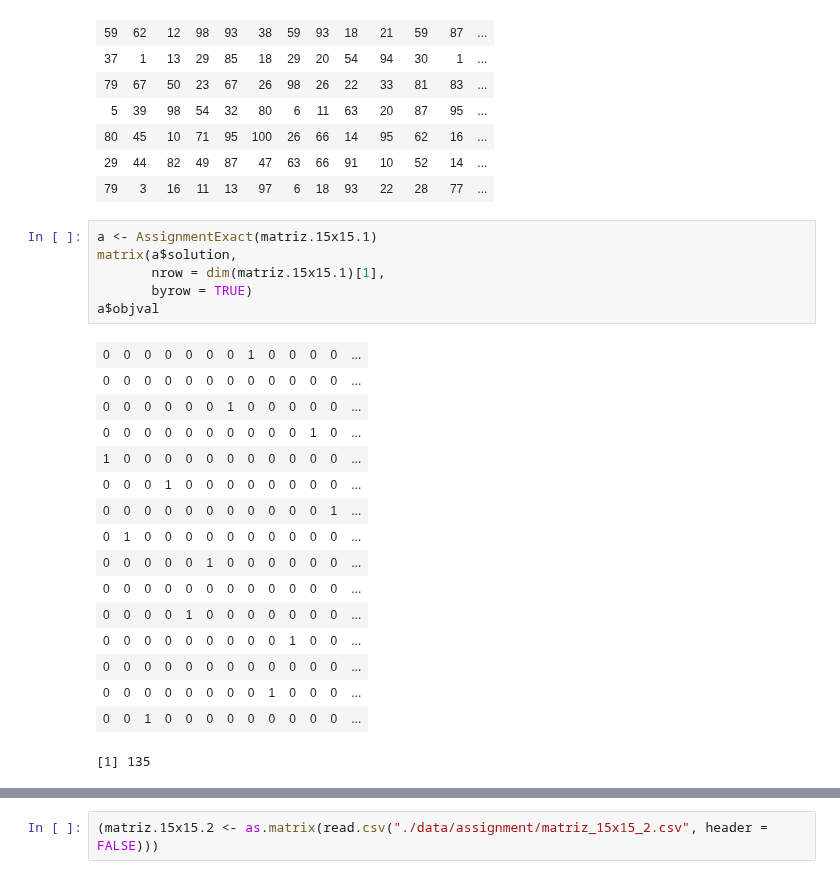
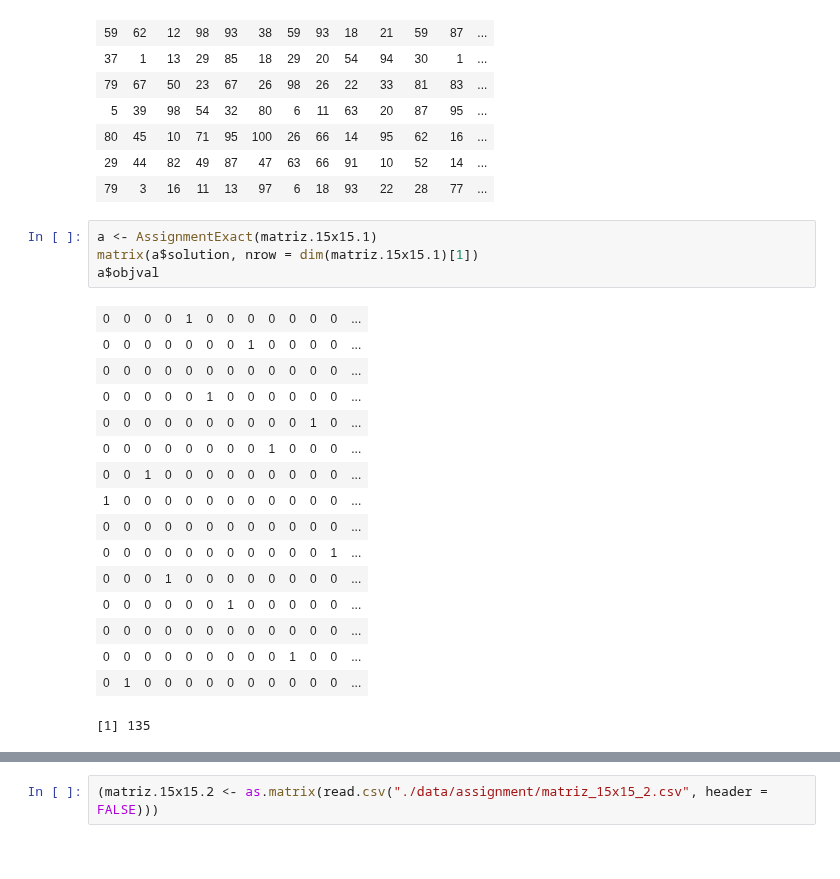
Before and after one commit to garciparedes/integer-programming-heuristics, a Jupyter notebook: integer-programming-heuristics.ipynb, the cells around one changed output, grey strips where cells are left out. Cells and saved outputs as stored; diff of their text form.

```diff
--- a/integer-programming-heuristics.ipynb
+++ b/integer-programming-heuristics.ipynb
@@ -169,24 +212,22 @@ AssignmentGreedy <- function(cost) {
 | 79 | 3 | 16 | 11 | 13 | 97 | 6 | 18 | 93 | 22 | 28 | 77 | ... |
 # %%
 a <- AssignmentExact(matriz.15x15.1)
-matrix(a$solution,
-       nrow = dim(matriz.15x15.1)[1],
-       byrow = TRUE)
+matrix(a$solution, nrow = dim(matriz.15x15.1)[1])
 a$objval
 # %% [output]
+| 0 | 0 | 0 | 0 | 1 | 0 | 0 | 0 | 0 | 0 | 0 | 0 | ... |
 | 0 | 0 | 0 | 0 | 0 | 0 | 0 | 1 | 0 | 0 | 0 | 0 | ... |
 | 0 | 0 | 0 | 0 | 0 | 0 | 0 | 0 | 0 | 0 | 0 | 0 | ... |
-| 0 | 0 | 0 | 0 | 0 | 0 | 1 | 0 | 0 | 0 | 0 | 0 | ... |
+| 0 | 0 | 0 | 0 | 0 | 1 | 0 | 0 | 0 | 0 | 0 | 0 | ... |
 | 0 | 0 | 0 | 0 | 0 | 0 | 0 | 0 | 0 | 0 | 1 | 0 | ... |
-| 1 | 0 | 0 | 0 | 0 | 0 | 0 | 0 | 0 | 0 | 0 | 0 | ... |
-| 0 | 0 | 0 | 1 | 0 | 0 | 0 | 0 | 0 | 0 | 0 | 0 | ... |
-| 0 | 0 | 0 | 0 | 0 | 0 | 0 | 0 | 0 | 0 | 0 | 1 | ... |
-| 0 | 1 | 0 | 0 | 0 | 0 | 0 | 0 | 0 | 0 | 0 | 0 | ... |
-| 0 | 0 | 0 | 0 | 0 | 1 | 0 | 0 | 0 | 0 | 0 | 0 | ... |
-| 0 | 0 | 0 | 0 | 0 | 0 | 0 | 0 | 0 | 0 | 0 | 0 | ... |
-| 0 | 0 | 0 | 0 | 1 | 0 | 0 | 0 | 0 | 0 | 0 | 0 | ... |
-| 0 | 0 | 0 | 0 | 0 | 0 | 0 | 0 | 0 | 1 | 0 | 0 | ... |
-| 0 | 0 | 0 | 0 | 0 | 0 | 0 | 0 | 0 | 0 | 0 | 0 | ... |
 | 0 | 0 | 0 | 0 | 0 | 0 | 0 | 0 | 1 | 0 | 0 | 0 | ... |
 | 0 | 0 | 1 | 0 | 0 | 0 | 0 | 0 | 0 | 0 | 0 | 0 | ... |
+| 1 | 0 | 0 | 0 | 0 | 0 | 0 | 0 | 0 | 0 | 0 | 0 | ... |
+| 0 | 0 | 0 | 0 | 0 | 0 | 0 | 0 | 0 | 0 | 0 | 0 | ... |
+| 0 | 0 | 0 | 0 | 0 | 0 | 0 | 0 | 0 | 0 | 0 | 1 | ... |
+| 0 | 0 | 0 | 1 | 0 | 0 | 0 | 0 | 0 | 0 | 0 | 0 | ... |
+| 0 | 0 | 0 | 0 | 0 | 0 | 1 | 0 | 0 | 0 | 0 | 0 | ... |
+| 0 | 0 | 0 | 0 | 0 | 0 | 0 | 0 | 0 | 0 | 0 | 0 | ... |
+| 0 | 0 | 0 | 0 | 0 | 0 | 0 | 0 | 0 | 1 | 0 | 0 | ... |
+| 0 | 1 | 0 | 0 | 0 | 0 | 0 | 0 | 0 | 0 | 0 | 0 | ... |
 [1] 135
```
Also changed, not shown: parts of 13 cells of this notebook.
